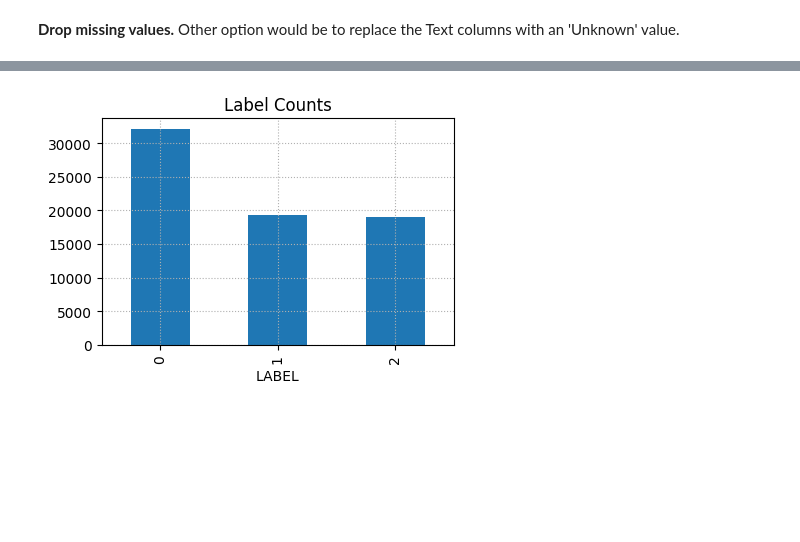
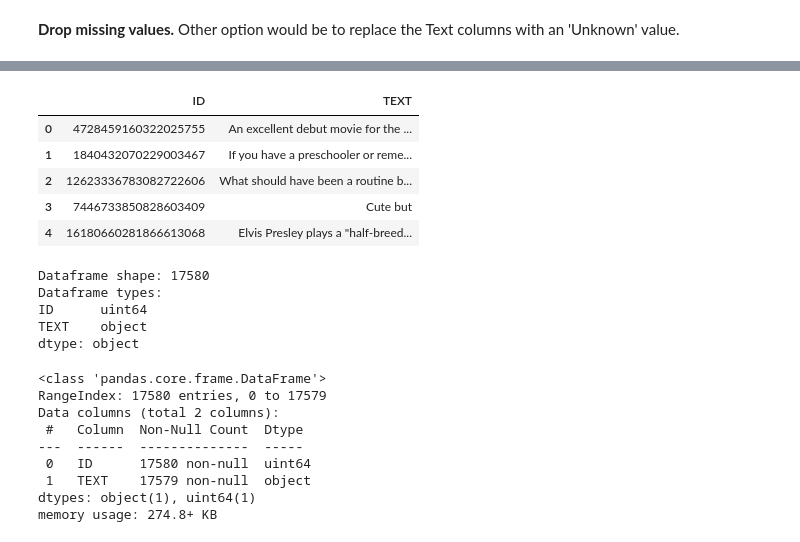
Before and after one commit to uazhlt-ms-program/ling-539-spring-2024-class-competition-weezymatt, a Jupyter notebook: notebooks/workspace.ipynb, the cells around one changed output, grey strips where cells are left out. Saved outputs shown, nothing was run; the diff lists cells and outputs as text; code cells hidden in the pictures; blank space fills up the shorter version.

```diff
--- a/notebooks/workspace.ipynb
+++ b/notebooks/workspace.ipynb
@@ -136,14 +166,30 @@ df_train.describe()
-# %%
-# Plotting
-fig = plt.figure(figsize=fizsize_with_subplots)
-fig_dims = (3, 2)
-
-# Plot death and survival counts
-plt.subplot2grid(fig_dims, (0, 0))
-
-df_train['LABEL'].value_counts().plot(kind='bar',
-                                         title='Label Counts')
-plt.grid(True, linestyle='dotted')
-plt.show()
-# %% [output]
-[figure, removed]
+# %%
+df_test.head()
+# %% [output]
+|  | ID | TEXT |
+| 0 | 4728459160322025755 | An excellent debut movie for the ... |
+| 1 | 1840432070229003467 | If you have a preschooler or reme... |
+| 2 | 12623336783082722606 | What should have been a routine b... |
+| 3 | 7446733850828603409 | Cute but |
+| 4 | 16180660281866613068 | Elvis Presley plays a "half-breed... |
+# %%
+print(f"Dataframe shape: {df_test.shape[0]}")
+print(f"Dataframe types: \n{df_test.dtypes}")
+# %% [output]
+Dataframe shape: 17580
+Dataframe types:
+ID      uint64
+TEXT    object
+dtype: object
+# %%
+df_test.info()
+# %% [output]
+<class 'pandas.core.frame.DataFrame'>
+RangeIndex: 17580 entries, 0 to 17579
+Data columns (total 2 columns):
+ #   Column  Non-Null Count  Dtype
+---  ------  --------------  -----
+ 0   ID      17580 non-null  uint64
+ 1   TEXT    17579 non-null  object
+dtypes: object(1), uint64(1)
+memory usage: 274.8+ KB
```
Also changed, not shown: parts of 69 cells of this notebook.
